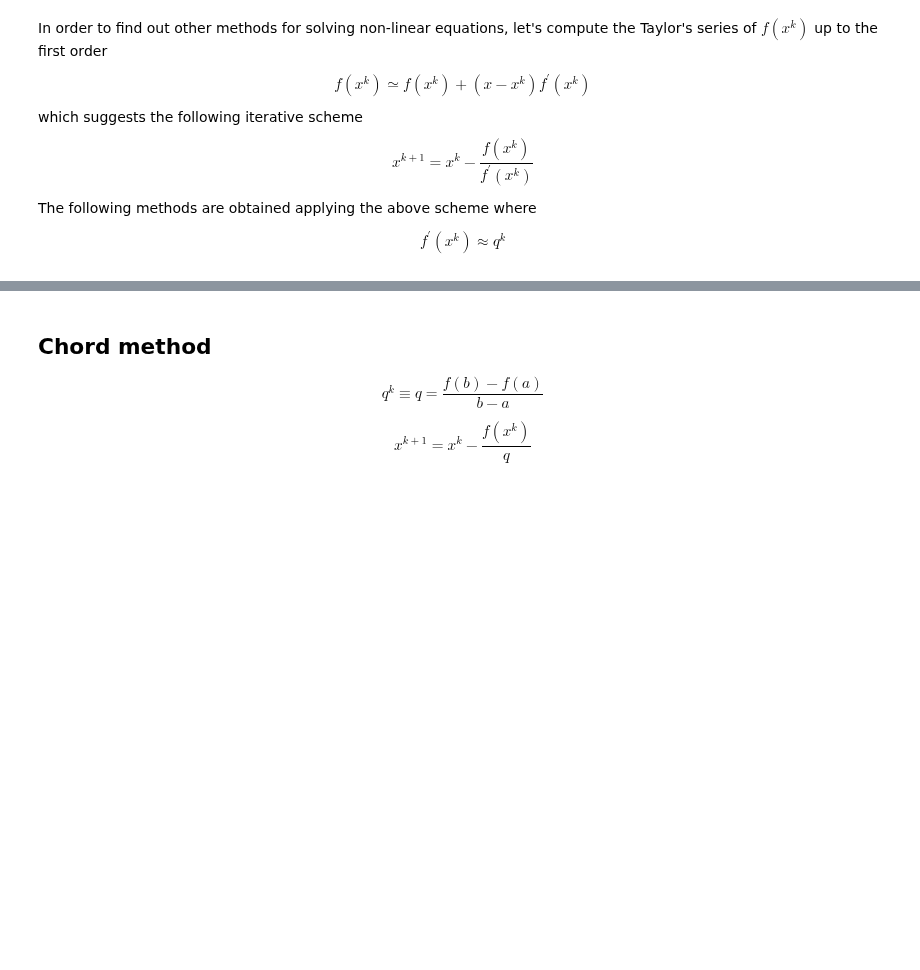
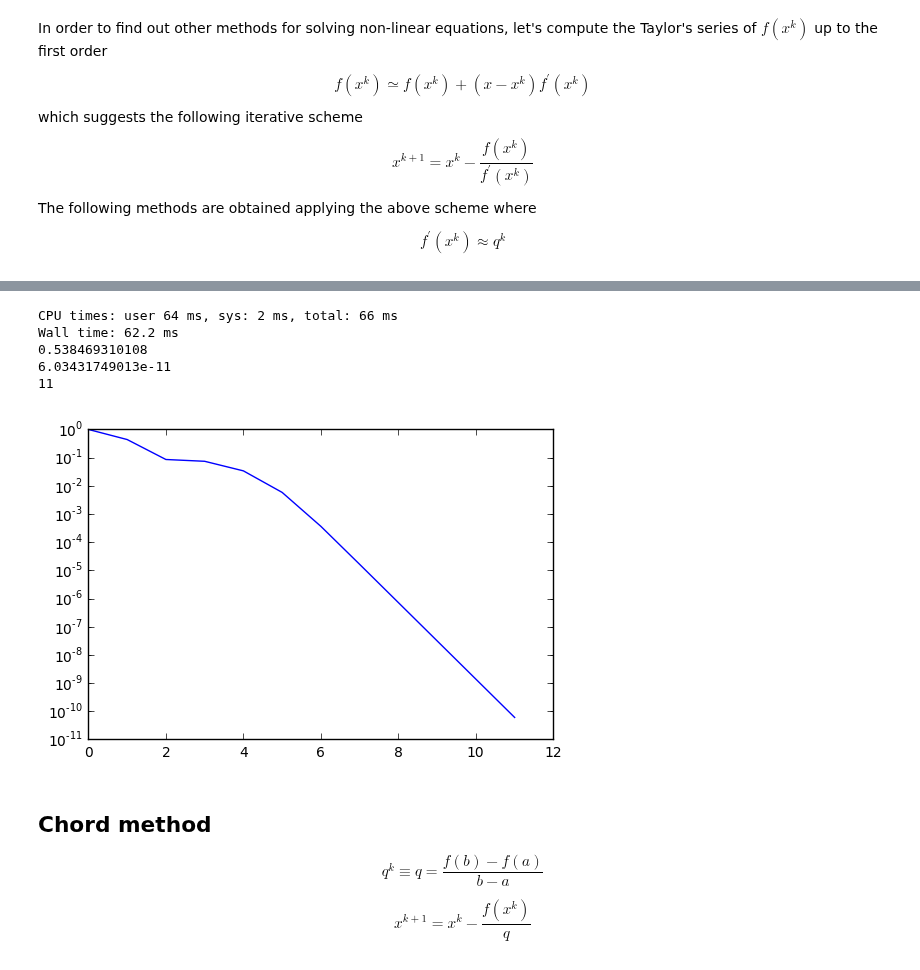
Before and after one commit to sissa/P1.4_seed, a Jupyter notebook: python-lectures/07_non_linear_equations.ipynb, the cells around one changed output, grey strips where cells are left out. Saved outputs shown, nothing was run; the diff lists cells and outputs as text; code cells hidden in the pictures; blank space fills up the shorter version.

```diff
--- a/python-lectures/07_non_linear_equations.ipynb
+++ b/python-lectures/07_non_linear_equations.ipynb
@@ -113,3 +160,30 @@ $$
+# %%
+def fixed_point(phi,x0,eps,n_max):
+    x=x0
+    error_ = 1.
+    error = [error_]
+    it = 0
+    while (error_ > eps and it<n_max):
+        x_new = phi(x)
+        error_ = abs(x_new - x)
+        x = x_new
+        it += 1
+        error.append(error_)
+
+    semilogy(error)
+    return x, error, it
+
+%time root_fixed, error_fixed, it_fixed = fixed_point(phi,0.3,eps,n_max)
+print root_fixed
+print error_fixed[-1]
+print it_fixed
+# %% [output]
+CPU times: user 64 ms, sys: 2 ms, total: 66 ms
+Wall time: 62.2 ms
+0.538469310108
+6.03431749013e-11
+11
+[figure, added]
 # %% [markdown]
 ## Chord method
 
```
Also changed, not shown: parts of 12 cells of this notebook.
